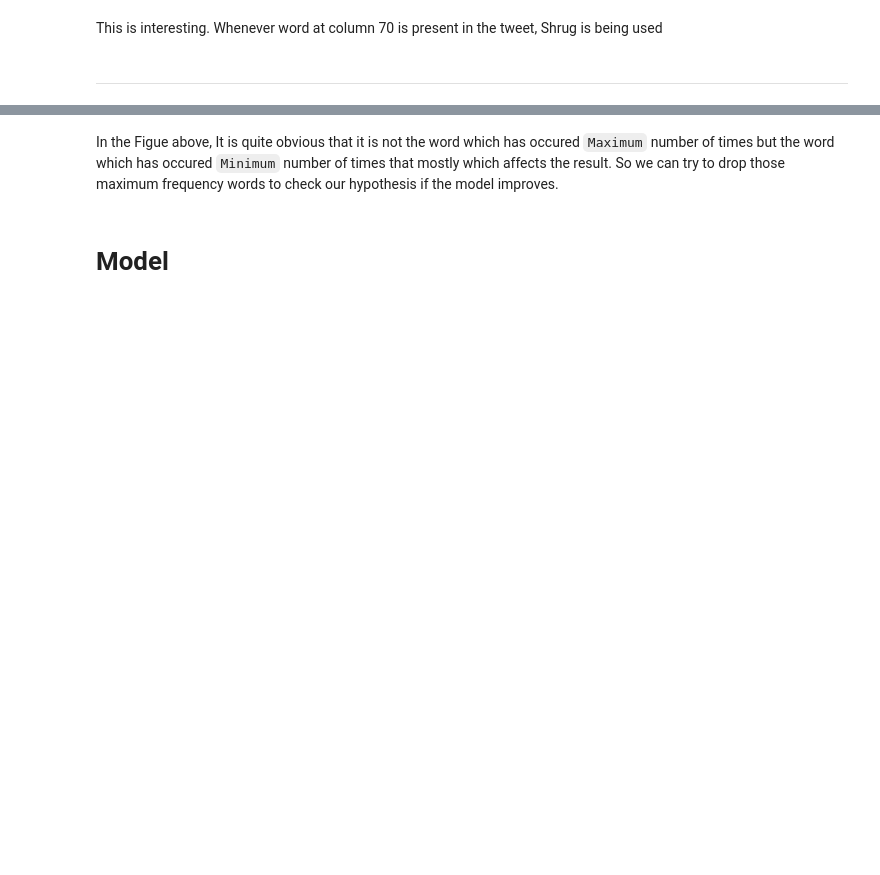
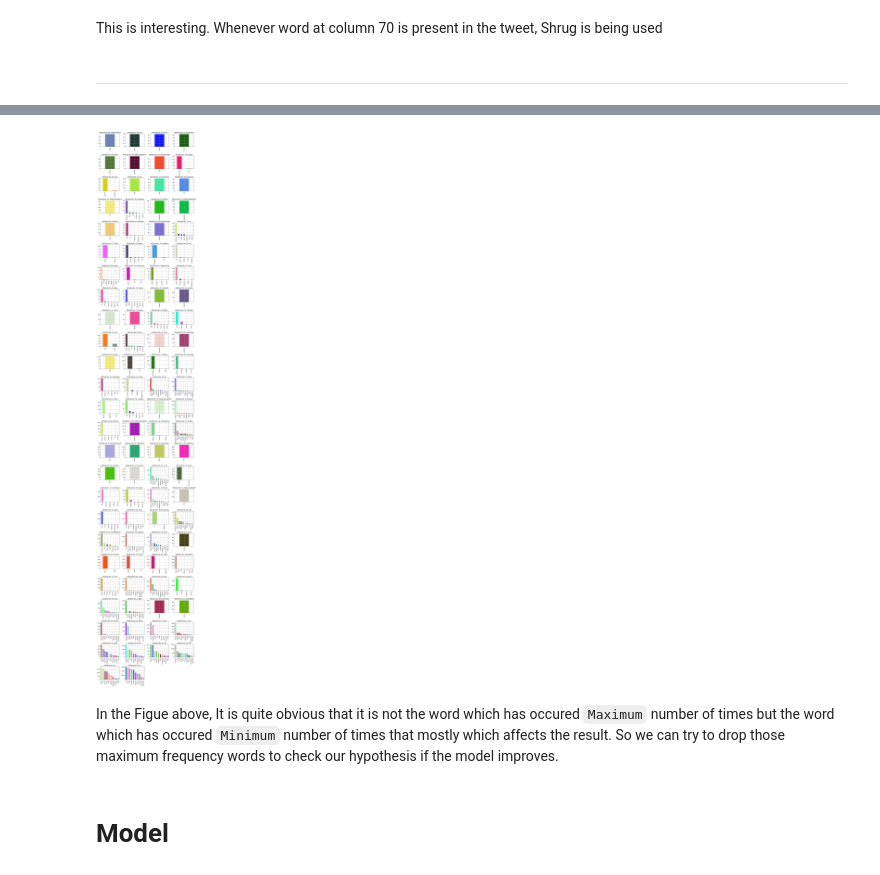
Before and after one commit to deshwalmahesh/Emoji-Prediction-in-Tweet-NLP, a Jupyter notebook: Solution.ipynb, the cells around one changed output, grey strips where cells are left out. Saved outputs shown, nothing was run; the diff lists cells and outputs as text; code cells hidden in the pictures; blank space fills up the shorter version.

```diff
--- a/Solution.ipynb
+++ b/Solution.ipynb
@@ -225,19 +266,21 @@ plt.show()
 # %%
 f,ax = plt.subplots(25,4,figsize=(15,90))
 ax = ax.ravel()
 color = generate_n_random_cmap(10,len(vocab),from_cmap=False)
 
 for i,attribute_index in enumerate(vocab.sort_values().index):
 
-    df[df[attribute_index]>0][99].value_counts().plot(kind='bar',ax=ax[i],color=color[i])
+    df[df[attribute_index]>0][98].value_counts().plot(kind='bar',ax=ax[i],color=color[i])
 
     ax[i].set_title('Attribute No: '+ str(attribute_index)+ ': '+ words[attribute_index])
     ax[i].grid()
 
 f.delaxes(ax[-1])
 f.delaxes(ax[-2])
 
 plt.subplots_adjust(left=None, bottom=None, right=None, top=None, wspace=0.29, hspace=0.7)
+# %% [output]
+[figure, added]
 # %% [markdown]
 In the Figue above, It is quite obvious that it is not the word which has occured `Maximum` number of times but the word which has occured `Minimum` number of times that mostly which affects the result.
 So we can try to drop those maximum frequency words to check our hypothesis if the model improves.
```
Also changed, not shown: parts of 26 cells of this notebook.
